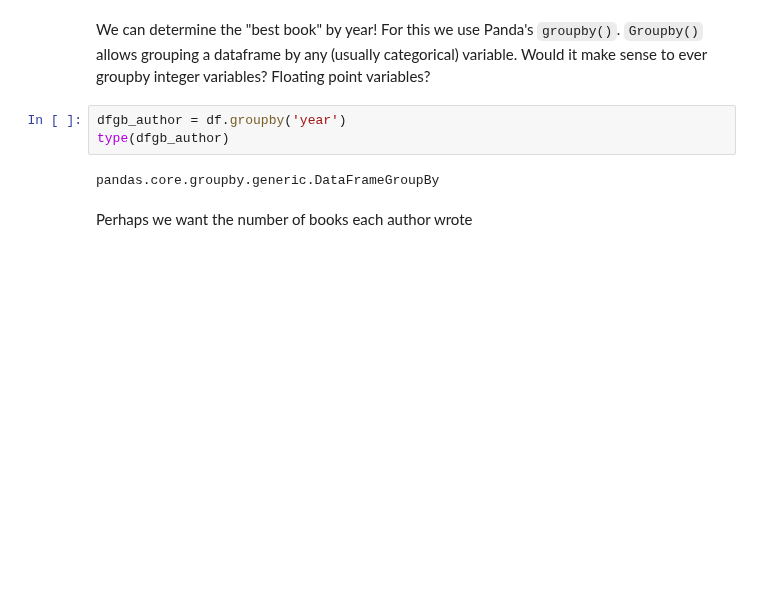
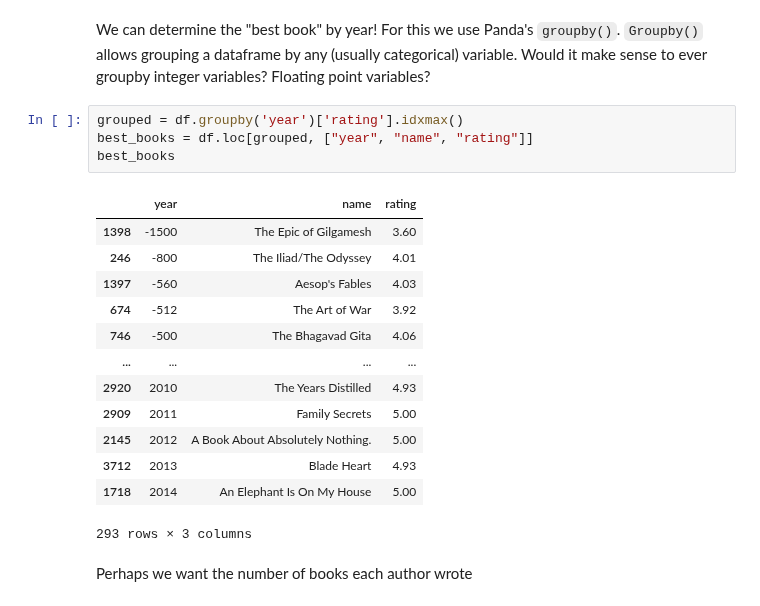
Before and after one commit to santiagoa88g/2019-CS109A, a Jupyter notebook: content/labs/lab02/notebook/cs109a_lab2_more_pandas.ipynb, the cells around one changed output. Cells and saved outputs as stored; diff of their text form; blank space fills up the shorter version.

```diff
--- a/content/labs/lab02/notebook/cs109a_lab2_more_pandas.ipynb
+++ b/content/labs/lab02/notebook/cs109a_lab2_more_pandas.ipynb
@@ -539,10 +539,23 @@ df[df.year < 0].name
 Name: name, dtype: object
 # %% [markdown]
 We can determine the "best book" by year! For this we use Panda's `groupby()`. `Groupby()` allows grouping a dataframe by any (usually categorical) variable. Would it make sense to ever groupby integer variables? Floating point variables?
-# %%
-dfgb_author = df.groupby('year')
-type(dfgb_author)
-# %% [output]
-pandas.core.groupby.generic.DataFrameGroupBy
+# %%
+grouped = df.groupby('year')['rating'].idxmax()
+best_books = df.loc[grouped, ["year", "name", "rating"]]
+best_books
+# %% [output]
+|  | year | name | rating |
+| 1398 | -1500 | The Epic of Gilgamesh | 3.60 |
+| 246 | -800 | The Iliad/The Odyssey | 4.01 |
+| 1397 | -560 | Aesop's Fables | 4.03 |
+| 674 | -512 | The Art of War | 3.92 |
+| 746 | -500 | The Bhagavad Gita | 4.06 |
+| ... | ... | ... | ... |
+| 2920 | 2010 | The Years Distilled | 4.93 |
+| 2909 | 2011 | Family Secrets | 5.00 |
+| 2145 | 2012 | A Book About Absolutely Nothing. | 5.00 |
+| 3712 | 2013 | Blade Heart | 4.93 |
+| 1718 | 2014 | An Elephant Is On My House | 5.00 |
+293 rows × 3 columns
 # %% [markdown]
 Perhaps we want the number of books each author wrote
```
Also changed, not shown: parts of 7 cells of this notebook.
